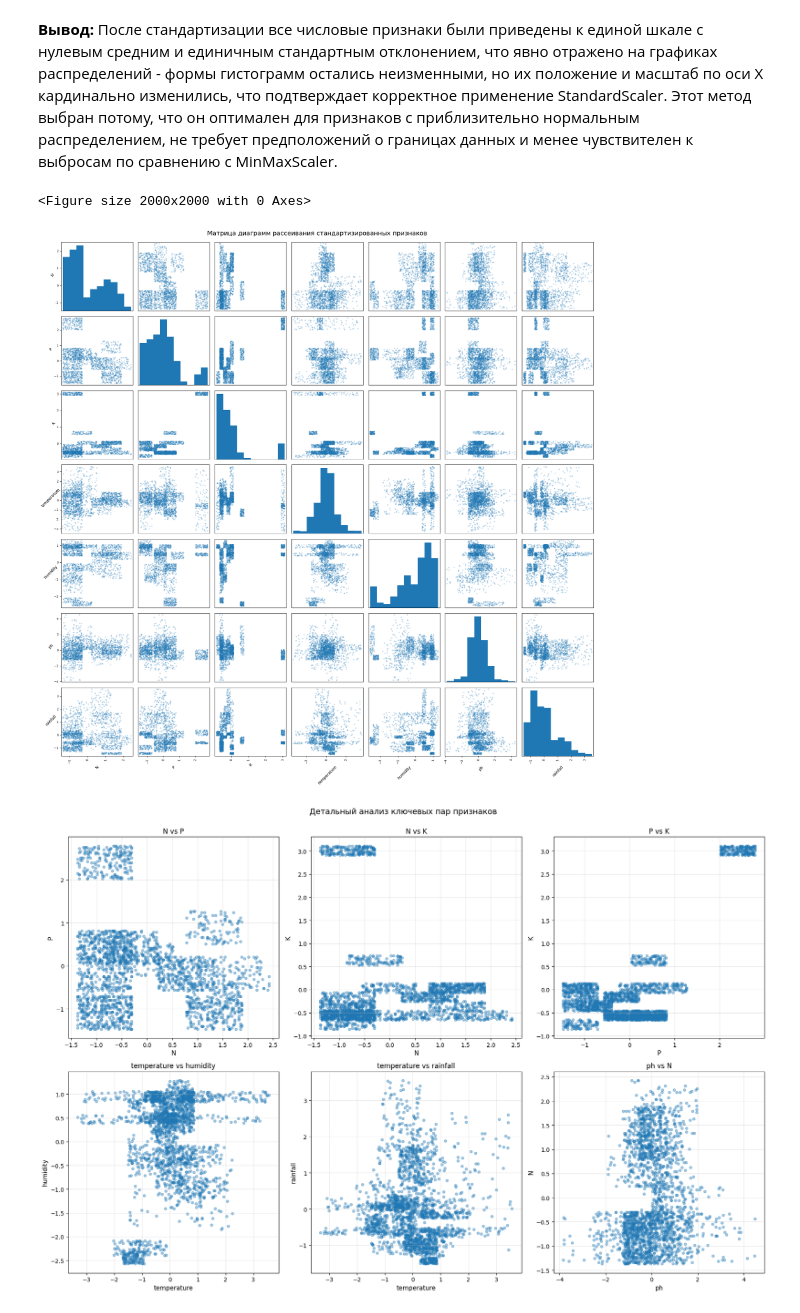
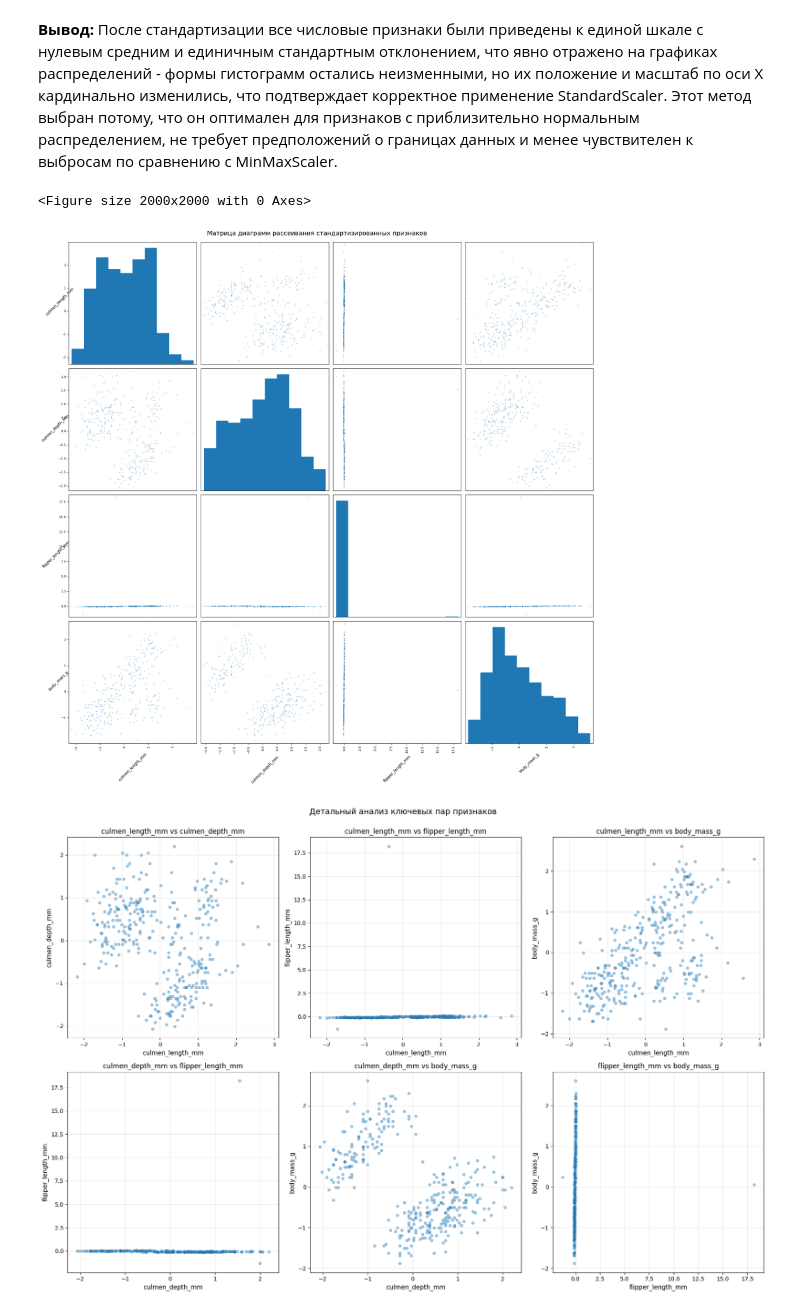
Before and after one commit to vainga/ML_labs, a Jupyter notebook: LAB4/lab4.ipynb, the cells around one changed output. Cells and saved outputs as stored; diff of their text form; code cells hidden in the pictures.

```diff
--- a/LAB4/lab4.ipynb
+++ b/LAB4/lab4.ipynb
@@ -78,7 +58,7 @@ from scipy.spatial.distance import cdist
 # %% [markdown]
 <h3>Описательный анализ</h3>
 # %%
-dataset_path = r"F:\ml\datasets\Crop_recommendation.csv"
+dataset_path = r"penguins.csv"
 df = pd.read_csv(dataset_path)
 
 print("Первые строки")
@@ -119,3 +115,3 @@ label          0
 dtype: int64
 # %%
-df = df[(df != 0).all(axis=1)]
+df = df.dropna()
@@ -165,7 +297,7 @@ plt.show()
 # %% [markdown]
 <b>Вывод:</b> После стандартизации все числовые признаки были приведены к единой шкале с нулевым средним и единичным стандартным отклонением, что явно отражено на графиках распределений - формы гистограмм остались неизменными, но их положение и масштаб по оси X кардинально изменились, что подтверждает корректное применение StandardScaler. Этот метод выбран потому, что он оптимален для признаков с приблизительно нормальным распределением, не требует предположений о границах данных и менее чувствителен к выбросам по сравнению с MinMaxScaler.
 # %%
-numeric_cols =['N', 'P', 'K', 'temperature', 'humidity', 'ph', 'rainfall']
+numeric_cols =['culmen_length_mm', 'culmen_depth_mm', 'flipper_length_mm', 'body_mass_g']
 
 plt.figure(figsize=(20, 20))
 scatter_matrix = pd.plotting.scatter_matrix(
@@ -178,39 +310,39 @@ scatter_matrix = pd.plotting.scatter_matrix(
 )
 
 for ax in scatter_matrix.ravel():
     ax.set_xlabel(ax.get_xlabel(), fontsize=10, rotation=45)
     ax.set_ylabel(ax.get_ylabel(), fontsize=10, rotation=45)
 
 plt.suptitle('Матрица диаграмм рассеивания стандартизированных признаков',
              fontsize=16, y=0.995)
 plt.tight_layout()
 plt.show()
 
 fig, axes = plt.subplots(2, 3, figsize=(18, 12))
 axes = axes.ravel()
 
 interesting_pairs = [
-    ('N', 'P'),
-    ('N', 'K'),
-    ('P', 'K'),
-    ('temperature', 'humidity'),
-    ('temperature', 'rainfall'),
-    ('ph', 'N')
+    ('culmen_length_mm', 'culmen_depth_mm'),
+    ('culmen_length_mm', 'flipper_length_mm'),
+    ('culmen_length_mm', 'body_mass_g'),
+    ('culmen_depth_mm', 'flipper_length_mm'),
+    ('culmen_depth_mm', 'body_mass_g'),
+    ('flipper_length_mm', 'body_mass_g')
 ]
 
 for idx, (feature1, feature2) in enumerate(interesting_pairs):
     axes[idx].scatter(df_scaled[feature1], df_scaled[feature2],
                       alpha=0.4, s=20)
     axes[idx].set_xlabel(feature1, fontsize=11)
     axes[idx].set_ylabel(feature2, fontsize=11)
     axes[idx].set_title(f'{feature1} vs {feature2}', fontsize=12)
     axes[idx].grid(True, alpha=0.3)
 
 plt.suptitle('Детальный анализ ключевых пар признаков', fontsize=14, y=1.00)
 plt.tight_layout()
 plt.show()
 # %% [output]
 <Figure size 2000x2000 with 0 Axes>
-[figure, old version]
+[figure, new version]
-[figure, old version]
+[figure, new version]
 # %% [markdown]
```
Also changed, not shown: parts of 24 cells of this notebook, 1 other file.
